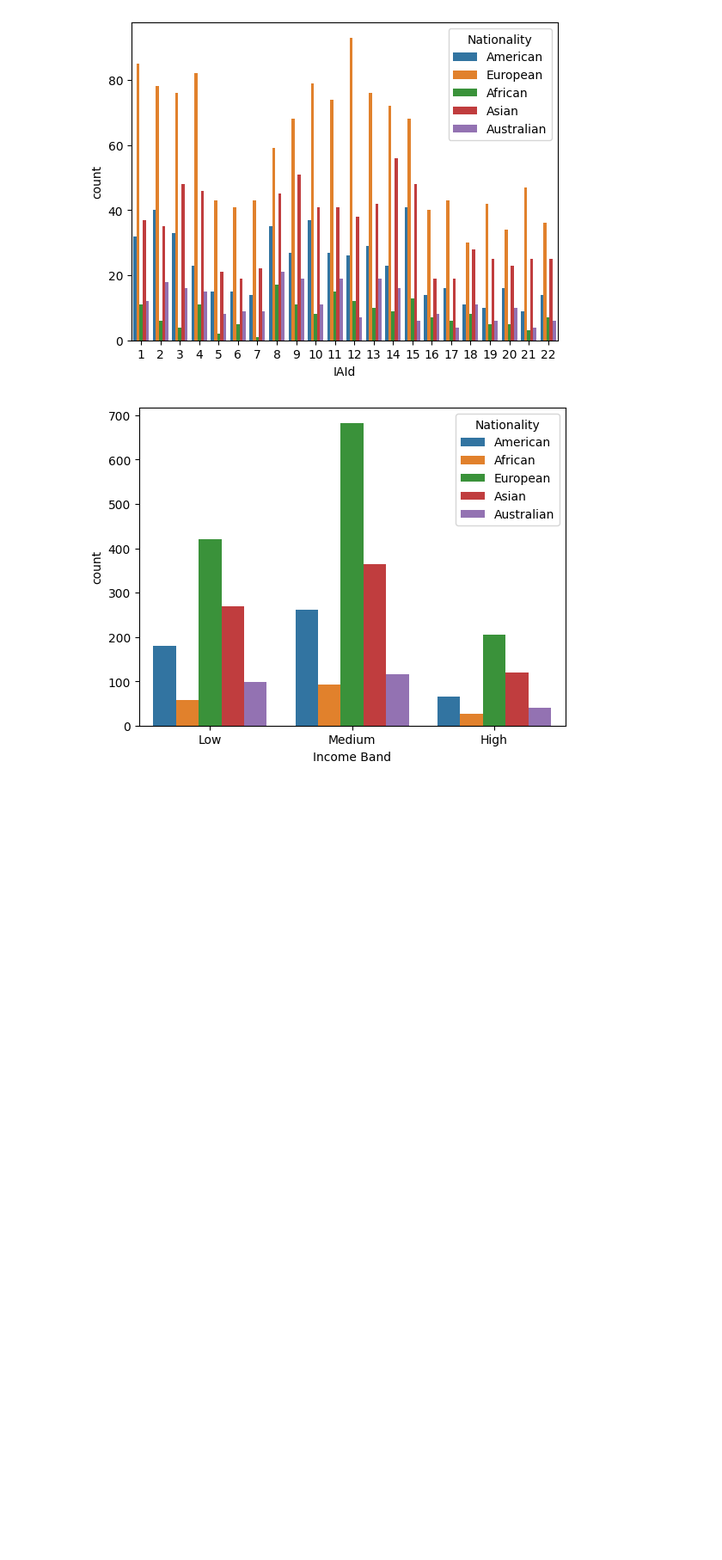
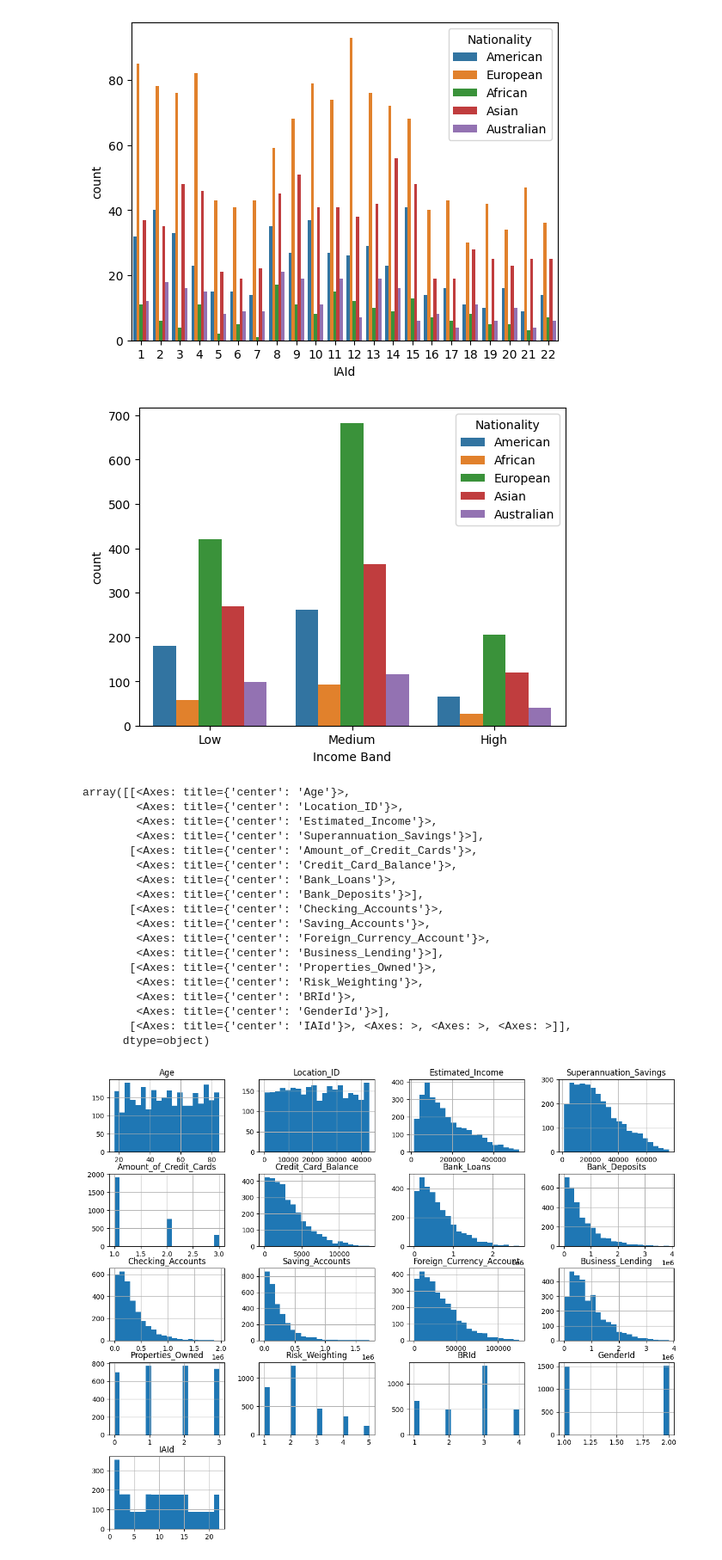
Before and after one commit to dharmesh9/banking_end_to_end_data_analysis_project3, a Jupyter notebook: eda_python.ipynb, the cells around one changed output. Shown at 86% size. Saved outputs shown, nothing was run; the diff lists cells and outputs as text; code cells hidden in the pictures; blank space fills up the shorter version.

Commit message:
Added histograms & boxplots for numeric and categorical data.

```diff
--- a/eda_python.ipynb
+++ b/eda_python.ipynb
@@ -149,7 +149,7 @@ np.int64(0)
 parts = [0,100000,300000,float('inf')]
 lables = ['Low', 'Medium', 'High']
 
-df['Income Band'] = pd.cut(df['Estimated Income'], bins=parts, labels=lables, right = False)
+df['Income Band'] = pd.cut(df['Estimated_Income'], bins=parts, labels=lables, right = False)
 # %%
 df['Income Band'].value_counts()
 # %% [output]
@@ -279,3 +279,26 @@ for i,predictor in enumerate(df[[
 [figure]
 [figure]
 [figure]
+# %%
+num_cols = df.select_dtypes(include='number').columns
+df[num_cols].hist(figsize=(15,12), bins=20)
+# %% [output]
+array([[<Axes: title={'center': 'Age'}>,
+        <Axes: title={'center': 'Location_ID'}>,
+        <Axes: title={'center': 'Estimated_Income'}>,
+        <Axes: title={'center': 'Superannuation_Savings'}>],
+       [<Axes: title={'center': 'Amount_of_Credit_Cards'}>,
+        <Axes: title={'center': 'Credit_Card_Balance'}>,
+        <Axes: title={'center': 'Bank_Loans'}>,
+        <Axes: title={'center': 'Bank_Deposits'}>],
+       [<Axes: title={'center': 'Checking_Accounts'}>,
+        <Axes: title={'center': 'Saving_Accounts'}>,
+        <Axes: title={'center': 'Foreign_Currency_Account'}>,
+        <Axes: title={'center': 'Business_Lending'}>],
+       [<Axes: title={'center': 'Properties_Owned'}>,
+        <Axes: title={'center': 'Risk_Weighting'}>,
+        <Axes: title={'center': 'BRId'}>,
+        <Axes: title={'center': 'GenderId'}>],
+       [<Axes: title={'center': 'IAId'}>, <Axes: >, <Axes: >, <Axes: >]],
+      dtype=object)
+[figure, added]
```
Also changed, not shown: parts of 8 cells of this notebook.
